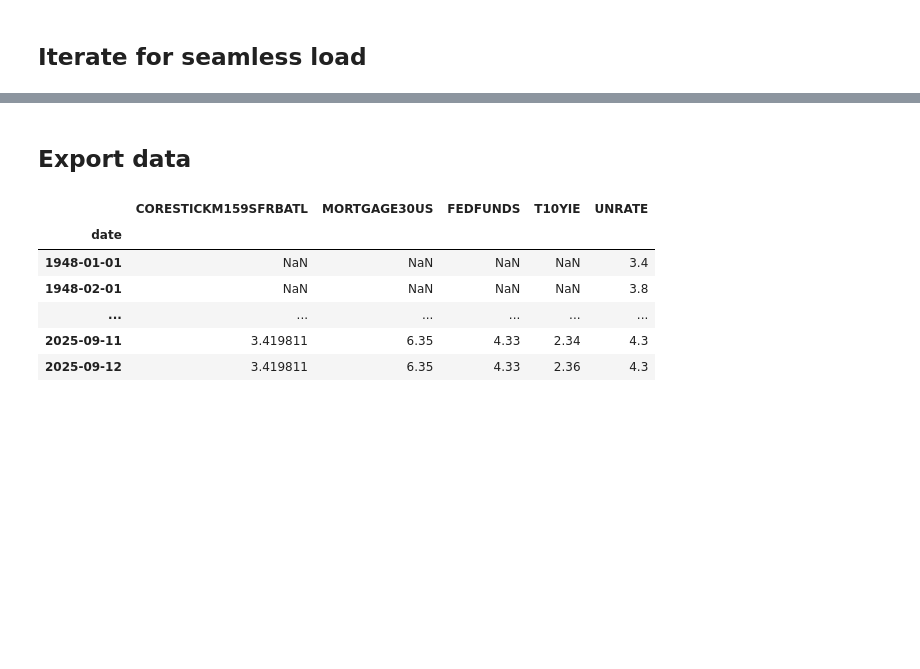
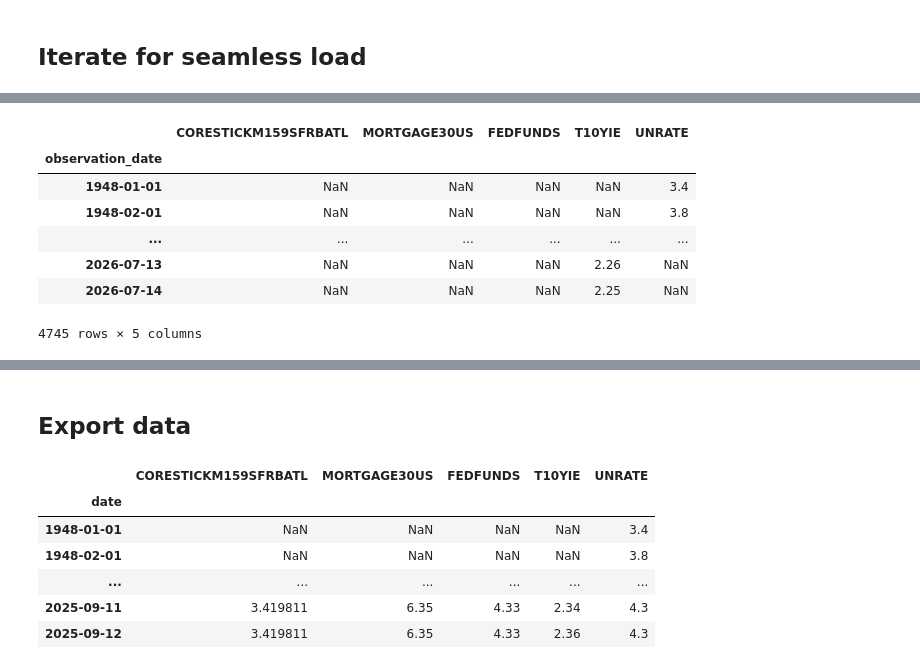
Before and after one commit to LinkedInLearning/practical-python-for-time-series-analysis-5452014, a Jupyter notebook: notebooks/CH01_Join/Start.ipynb, the cells around one changed output, grey strips where cells are left out. Saved outputs shown, nothing was run; the diff lists cells and outputs as text; code cells hidden in the pictures; blank space fills up the shorter version.

```diff
--- a/notebooks/CH01_Join/Start.ipynb
+++ b/notebooks/CH01_Join/Start.ipynb
@@ -40,0 +45,6 @@ df
+# %%
+path1 = '../../data/FRED/scripts/MORTGAGE30US.csv'
+# 32/workspaces/practical-python-for-time-series-analysis-5452014/data/FRED/scripts/CORESTICKM159SFRBATL (1).csv
+#path1 = '../../data/FRED/scripts/CORESTICKM159SFRBATL (1).csv'
+df2 = pd.read_csv(path1,index_col =0,parse_dates = True)
+df2
@@ -118,0 +92,4 @@ df.plot()
+# %%
+df = pd.concat([df1,df2], axis =1, join='outer')
+df=df.interpolate(method='linear')
+#df.tail(50).style
@@ -140,0 +111,25 @@ df.plot()
+# %%
+paths = [
+    '../../data/FRED/scripts/CORESTICKM159SFRBATL.csv',
+    '../../data/FRED/scripts/MORTGAGE30US.csv',
+    '../../data/FRED/scripts/FEDFUNDS.csv',
+    '../../data/FRED/scripts/T10YIE.csv',
+    '../../data/FRED/scripts/UNRATE.csv'
+]
+
+
+dfs =[]
+for path in paths:
+    df = pd.read_csv(path, index_col=0, parse_dates=True)
+    dfs.append(df)
+df = pd.concat(dfs, axis =1, join = 'outer')
+df
+# %% [output]
+|  | CORESTICKM159SFRBATL | MORTGAGE30US | FEDFUNDS | T10YIE | UNRATE |
+| observation_date |  |  |  |  |  |
+| 1948-01-01 | NaN | NaN | NaN | NaN | 3.4 |
+| 1948-02-01 | NaN | NaN | NaN | NaN | 3.8 |
+| ... | ... | ... | ... | ... | ... |
+| 2026-07-13 | NaN | NaN | NaN | 2.26 | NaN |
+| 2026-07-14 | NaN | NaN | NaN | 2.25 | NaN |
+4745 rows × 5 columns
```
Also changed, not shown: parts of 20 cells of this notebook.
